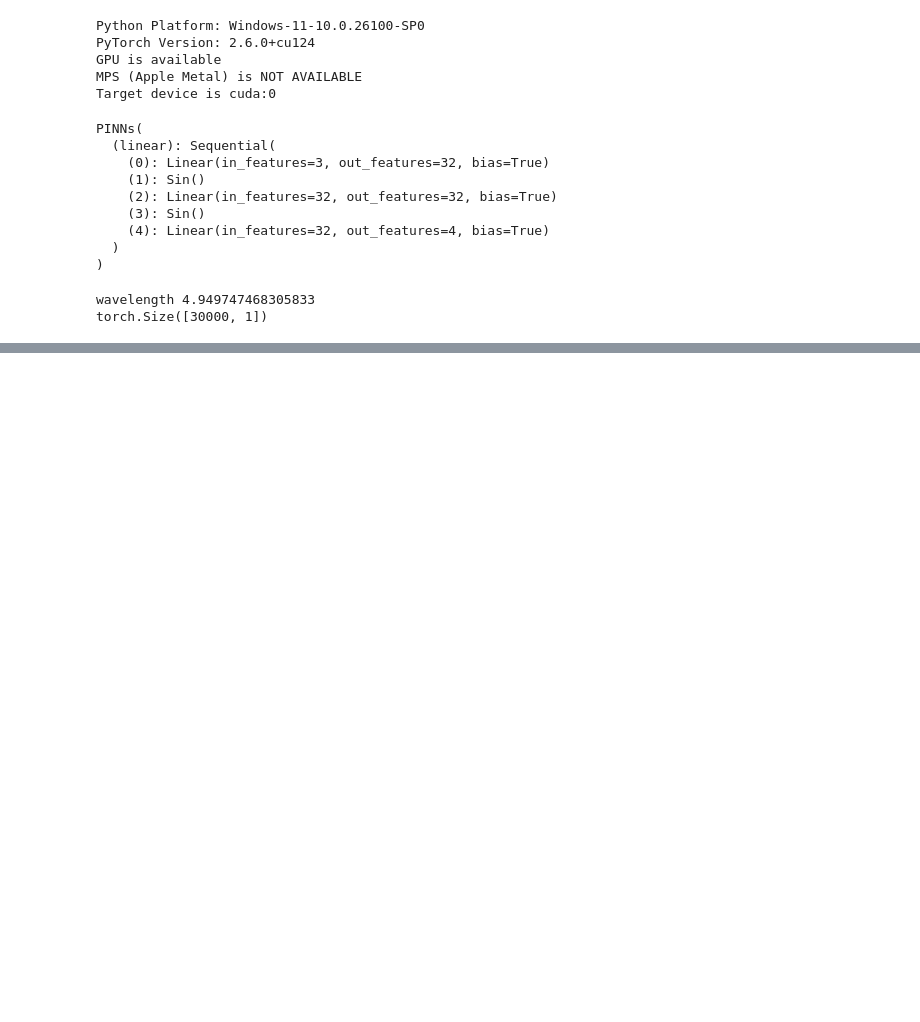
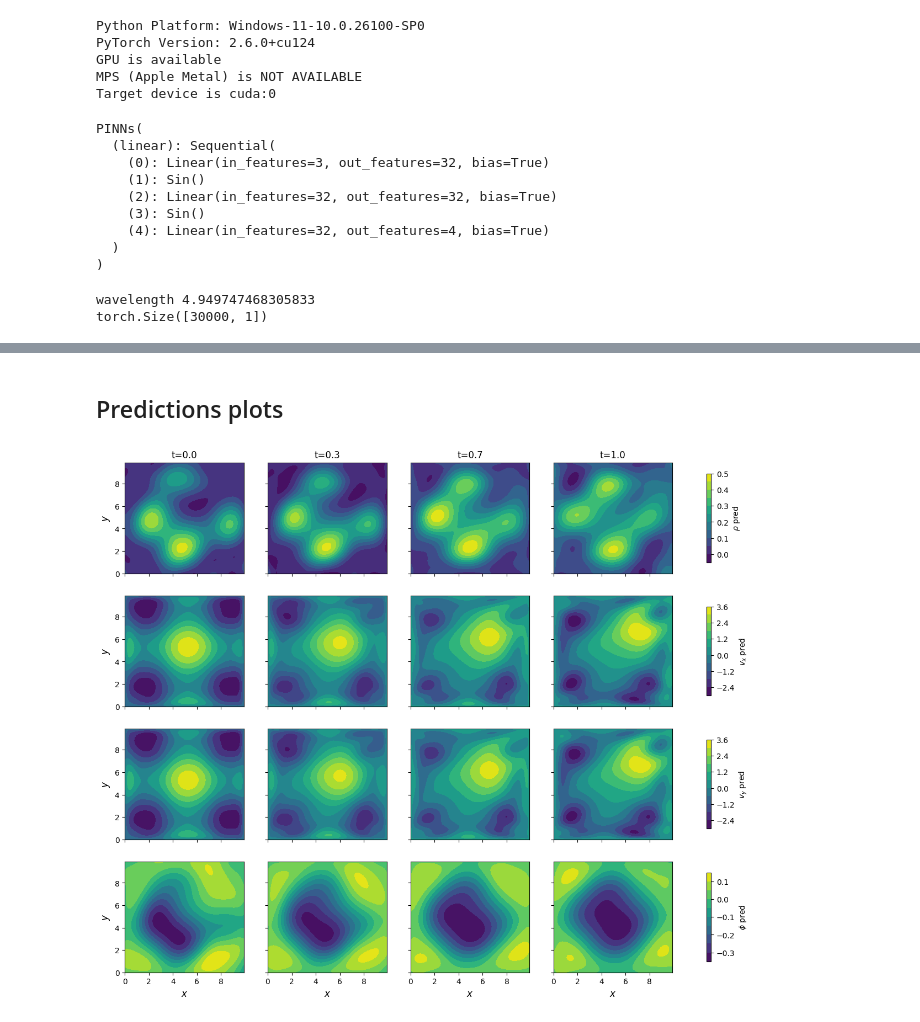
Before and after one commit to sauddy/GRINN, a Jupyter notebook: GRINN_torch_code/torch_GHD_2D.ipynb, the cells around one changed output, grey strips where cells are left out. Saved outputs shown, nothing was run; the diff lists cells and outputs as text; code cells hidden in the pictures; blank space fills up the shorter version.

Commit message:
torch_GHD_2D done

```diff
--- a/GRINN_torch_code/torch_GHD_2D.ipynb
+++ b/GRINN_torch_code/torch_GHD_2D.ipynb
@@ -274,7 +279,7 @@ t_0 = np.zeros((N_0,1))
 
 # Evaluate intitial condition at x_0
 rho_0 = fun_rho_0(x_0, y_0)
-v_0 = fun_v_0(x_0, y_0)
+v_0x, v_0y, v_0 = fun_v_0(x_0, y_0)
 
 #IC torch variable
 pt_x_0 = torch.from_numpy(x_0).float().to(device).requires_grad_(True)
@@ -421,0 +427,72 @@ Total time = 377.74036478996277 sec
+# %% [markdown]
+## Predictions plots
+# %%
+time_array = np.linspace(0, int(tmax), int(tmax) + 3)
+n_times = len(time_array)
+
+fig, axes = plt.subplots(4, n_times, sharex=True, sharey='row', figsize=(4*n_times, 12), gridspec_kw={'width_ratios': [1]*n_times, 'height_ratios': [1,1,1,1]})
+fig.subplots_adjust(hspace=0.2, wspace=0.2)
+
+# Adjust to loop over both rows and columns
+for j, time in enumerate(time_array):
+    # Create 2D grid
+    x = np.linspace(xmin, xmax, 100)
+    y = np.linspace(ymin, ymax, 100)
+    X, Y = np.meshgrid(x, y)
+
+    # Prepare network inputs
+    xy_grid = np.hstack([X.reshape(-1, 1), Y.reshape(-1, 1)])
+    t_grid = time * np.ones((xy_grid.shape[0], 1))
+
+    pt_xy = torch.tensor(xy_grid, dtype=torch.float32).to(device)
+    pt_t = torch.tensor(t_grid, dtype=torch.float32).to(device)
+
+    # Get predictions
+    with torch.no_grad():
+        outputs = net(pt_xy, pt_t)
+        rho_pred = outputs[:, 0:1].cpu().numpy().reshape(X.shape)
+        v_0x_pred = outputs[:, 1:2].cpu().numpy().reshape(X.shape)
+        v_0y_pred = outputs[:, 2:3].cpu().numpy().reshape(X.shape)
+        phi_pred = outputs[:, 3:4].cpu().numpy().reshape(X.shape)
+
+    #rho_LT = fun_rho_0(X, Y)
+    #v_0x_LT, v_0y_LT, v_0_LT = fun_v_0(X, Y)
+
+    #rho_diff = rho_pred - rho_LT
+    #v_0x_diff = v_0x_pred - v_0x_LT
+    #v_0y_diff = v_0y_pred - v_0y_LT
+
+    im0 = axes[0,j].contourf(X, Y, rho_pred, levels=10, cmap='viridis')
+    axes[0,j].set_title(f"t={time:.1f}")
+    if j == 0:
+        axes[0,j].set_ylabel(r"$y$", fontsize=12)
+
+    # Plot vx mismatch
+    im1 = axes[1,j].contourf(X, Y, v_0x_pred, levels=10, cmap='viridis')
+    if j == 0:
+        axes[1,j].set_ylabel(r"$y$", fontsize=12)
+
+    # Plot vy mismatch
+    im2 = axes[2,j].contourf(X, Y, v_0y_pred, levels=10, cmap='viridis')
+    if j == 0:
+        axes[2,j].set_ylabel(r"$y$", fontsize=12)
+
+    # Plot phi mismatch
+    im3 = axes[3,j].contourf(X, Y, phi_pred, levels=10, cmap='viridis')
+    if j == 0:
+        axes[3,j].set_ylabel(r"$y$", fontsize=12)
+
+    # Common formatting
+    for i in range(4):
+        axes[i,j].set_xlabel(r"$x$" if i==3 else "", fontsize=12)
+        axes[i,j].tick_params(labelsize=10)
+
+# Add colorbars
+fig.colorbar(im0, ax=axes[0,:], shrink=0.8, aspect=20, label=r'$\rho$ pred')
+fig.colorbar(im1, ax=axes[1,:], shrink=0.8, aspect=20, label='$v_x$ pred')
+fig.colorbar(im2, ax=axes[2,:], shrink=0.8, aspect=20, label='$v_y$ pred')
+fig.colorbar(im3, ax=axes[3,:], shrink=0.8, aspect=20, label=r'$\phi$ pred')
+
+plt.show()
+# %% [output]
+[figure, added]
```
Also changed, not shown: parts of 14 cells of this notebook.
